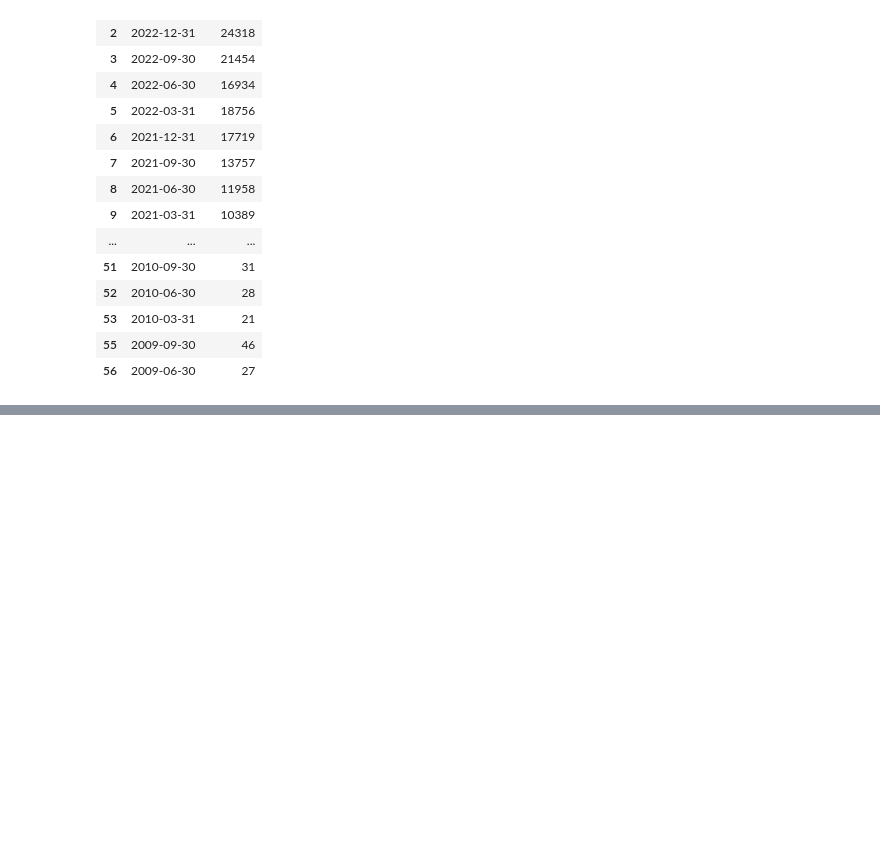
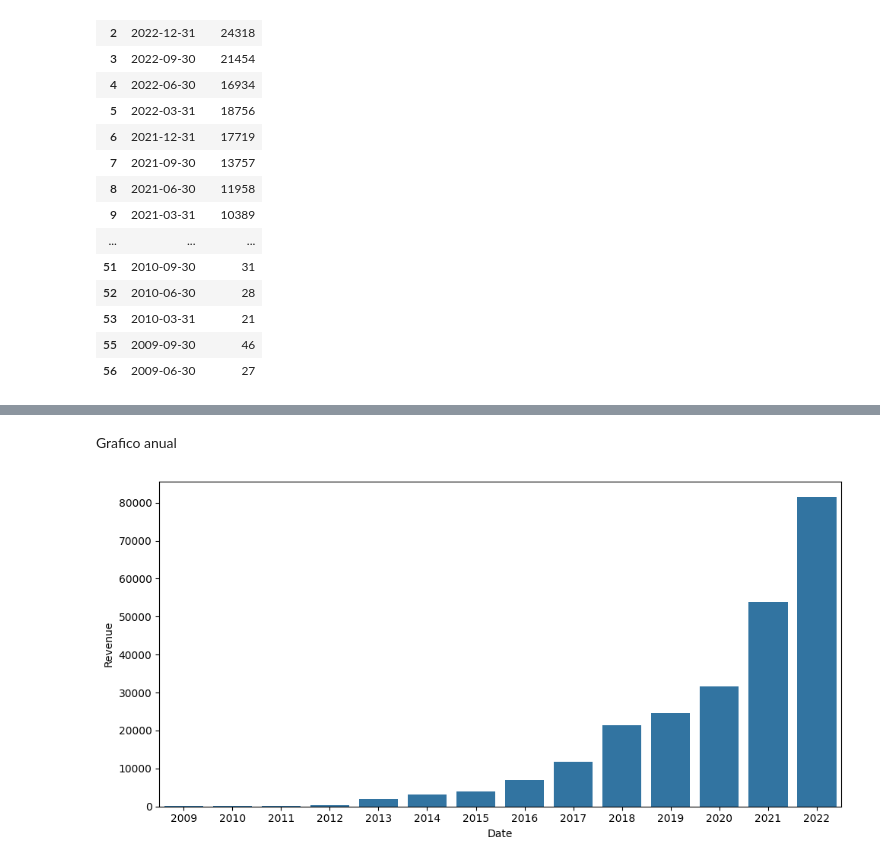
Before and after one commit to OlgaKurganova/Olga_web-scraping-project-tutorial, a Jupyter notebook: src/explore1.ipynb, the cells around one changed output, grey strips where cells are left out. Cells and saved outputs as stored; diff of their text form; code cells hidden in the pictures; blank space fills up the shorter version.

```diff
--- a/src/explore1.ipynb
+++ b/src/explore1.ipynb
@@ -396,0 +400,15 @@ for row in con.execute("SELECT * FROM TESLA_REVENUE"):
+# %% [markdown]
+Grafico anual
+# %%
+fig, axis = plt.subplots(figsize = (10, 5))
+
+tesla_table["Date"] = pd.to_datetime(tesla_table["Date"])
+tesla_revenue_yearly = tesla_table.groupby(tesla_table["Date"].dt.year).sum().reset_index()
+
+sns.barplot(data = tesla_revenue_yearly[tesla_revenue_yearly["Date"] < 2023], x = "Date", y = "Revenue")
+
+plt.tight_layout()
+
+plt.show()
+# %% [output]
+[figure, added]
```
Also changed, not shown: parts of 7 cells of this notebook, 1 other file.
